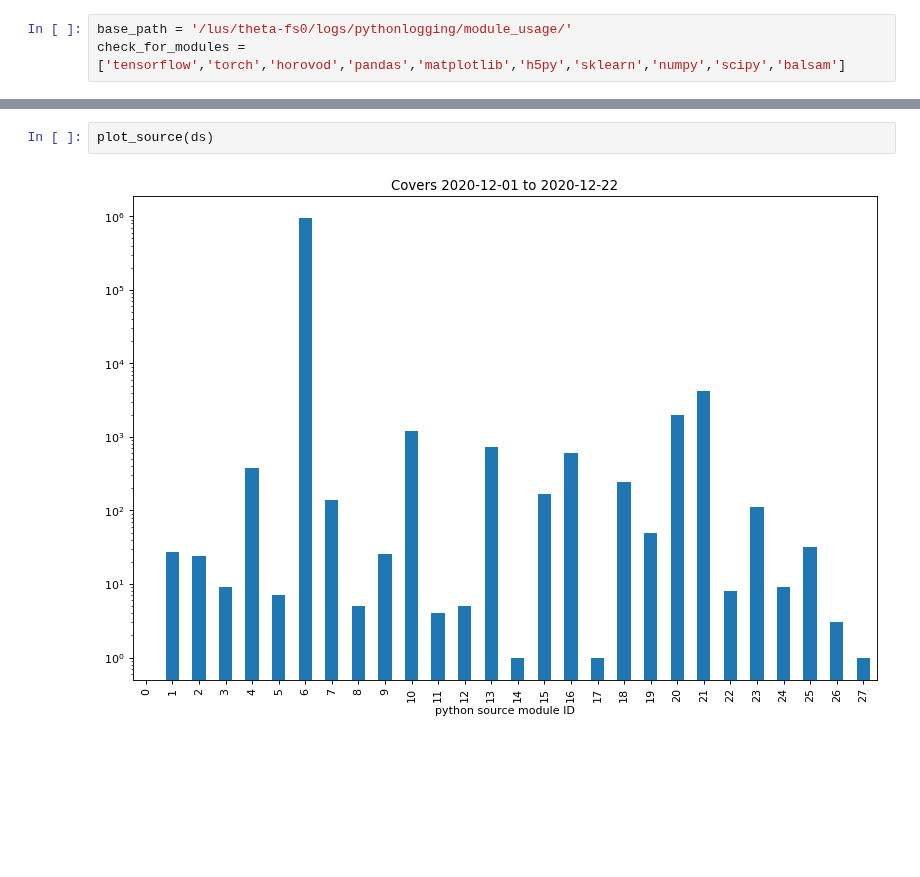
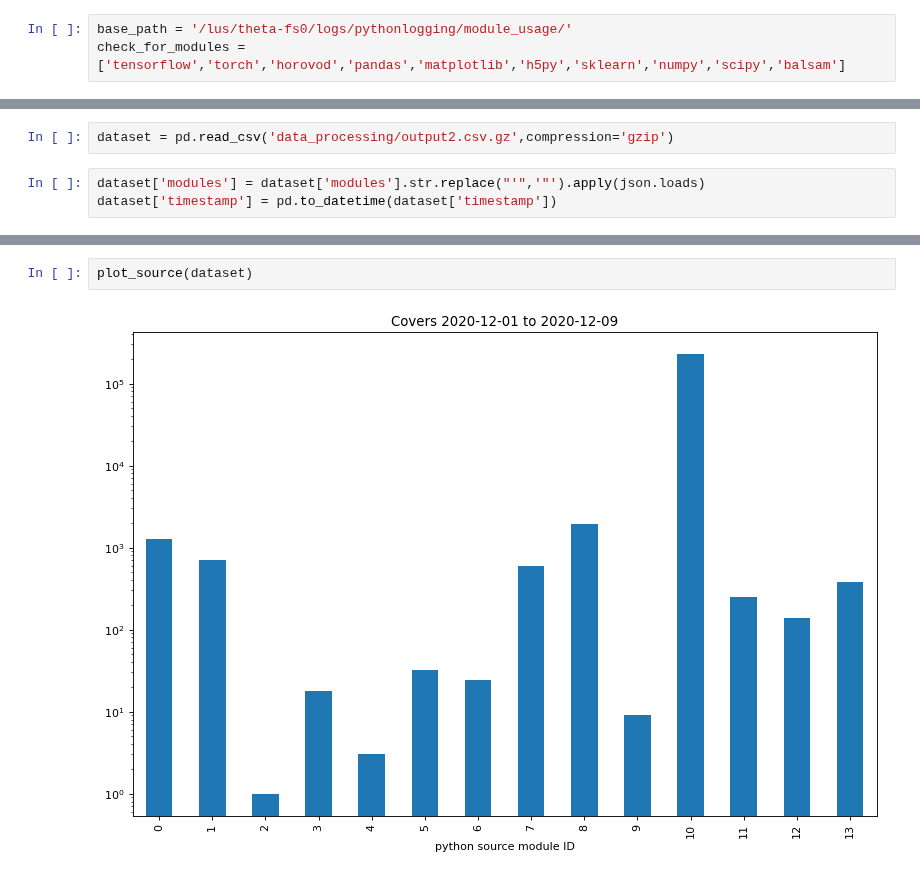
Before and after one commit to masalim2/PyModuleSnooper, a Jupyter notebook: PySnooperPlots.ipynb, the cells around one changed output, grey strips where cells are left out. Drawn from its saved outputs; the diff is of its cells as text; blank space fills up the shorter version.

Commit message:
updates to data parsing script; updates to notebook; adding json files

```diff
--- a/PySnooperPlots.ipynb
+++ b/PySnooperPlots.ipynb
@@ -138 +12,6 @@ ds.to_csv('pysnooper_dataset_dec.csv')
+# %%
+dataset = pd.read_csv('data_processing/output2.csv.gz',compression='gzip')
+# %%
+dataset['modules'] = dataset['modules'].str.replace("'",'"').apply(json.loads)
+dataset['timestamp'] = pd.to_datetime(dataset['timestamp'])
 # %%
@@ -181,4 +96,4 @@ plot_tf_vs_pt(ds)
 # %%
-plot_source(ds)
+plot_source(dataset)
 # %% [output]
-[figure, old version]
+[figure, new version]
```
Also changed, not shown: parts of 11 cells of this notebook, 4 other files.
